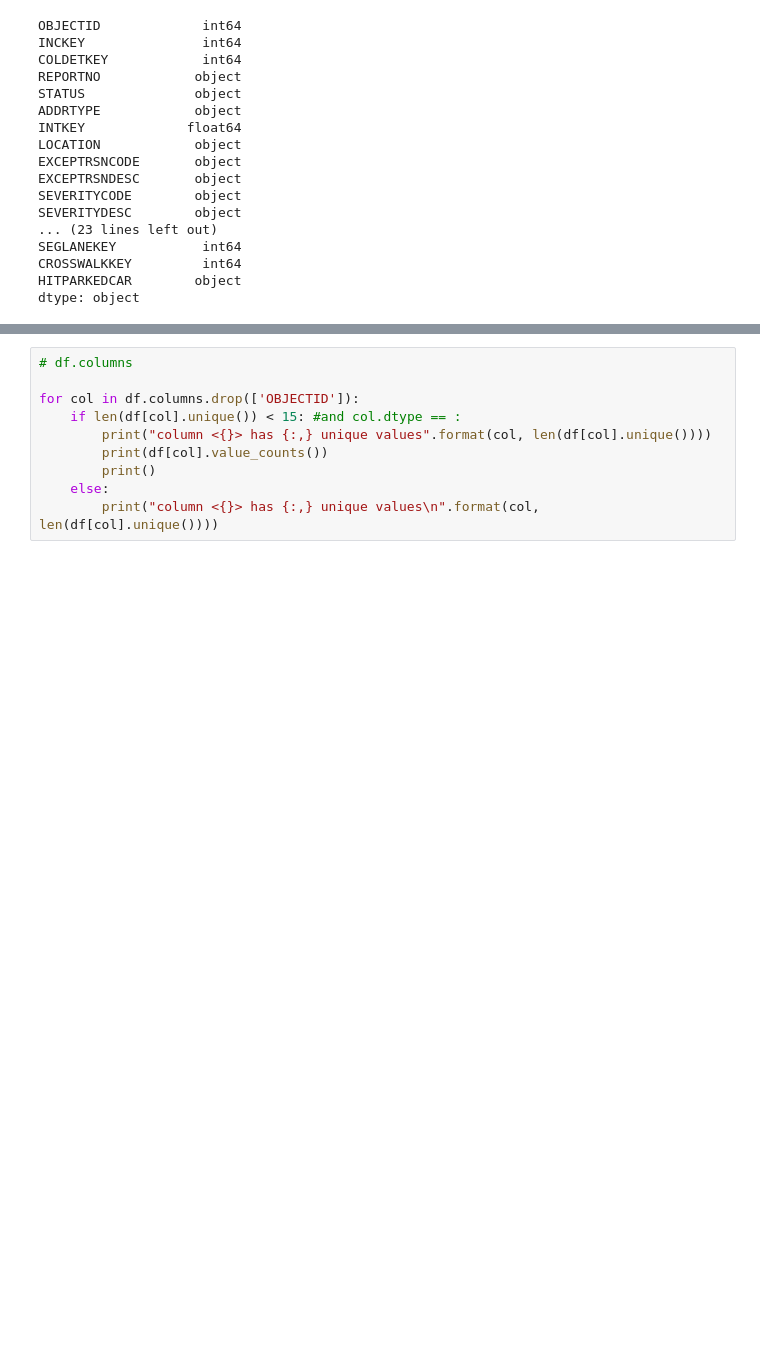
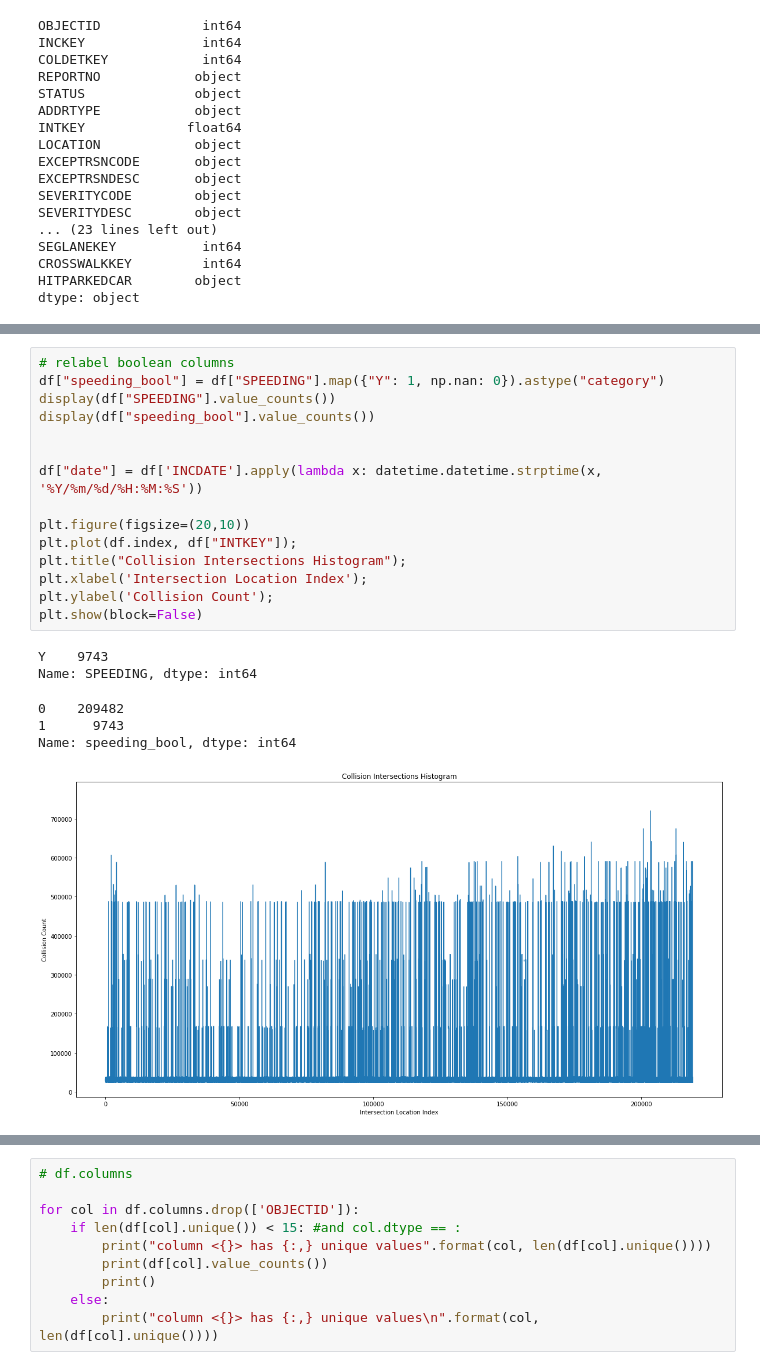
Before and after one commit to orbitse/GeneralDataScience, a Jupyter notebook: analysis_traffic_collisions/trafficCollision_dataExploration.ipynb, the cells around one changed output, grey strips where cells are left out. Drawn from its saved outputs; the diff is of its cells as text; blank space fills up the shorter version.

```diff
--- a/analysis_traffic_collisions/trafficCollision_dataExploration.ipynb
+++ b/analysis_traffic_collisions/trafficCollision_dataExploration.ipynb
@@ -201,0 +248,22 @@ dtype: object
+# %%
+# relabel boolean columns
+df["speeding_bool"] = df["SPEEDING"].map({"Y": 1, np.nan: 0}).astype("category")
+display(df["SPEEDING"].value_counts())
+display(df["speeding_bool"].value_counts())
+
+
+df["date"] = df['INCDATE'].apply(lambda x: datetime.datetime.strptime(x, '%Y/%m/%d/%H:%M:%S'))
+
+plt.figure(figsize=(20,10))
+plt.plot(df.index, df["INTKEY"]);
+plt.title("Collision Intersections Histogram");
+plt.xlabel('Intersection Location Index');
+plt.ylabel('Collision Count');
+plt.show(block=False)
+# %% [output]
+Y    9743
+Name: SPEEDING, dtype: int64
+0    209482
+1      9743
+Name: speeding_bool, dtype: int64
+[figure, added]
```
Also changed, not shown: parts of 7 cells of this notebook.
